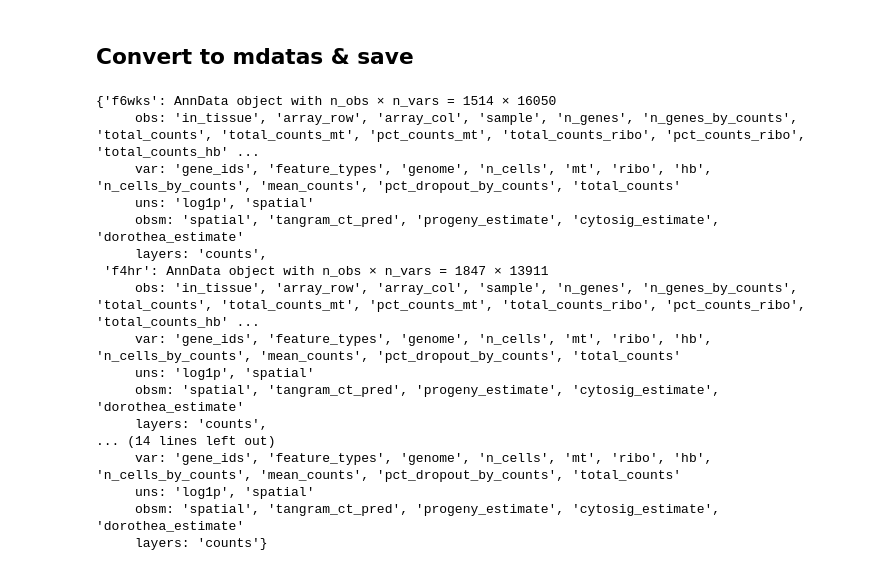
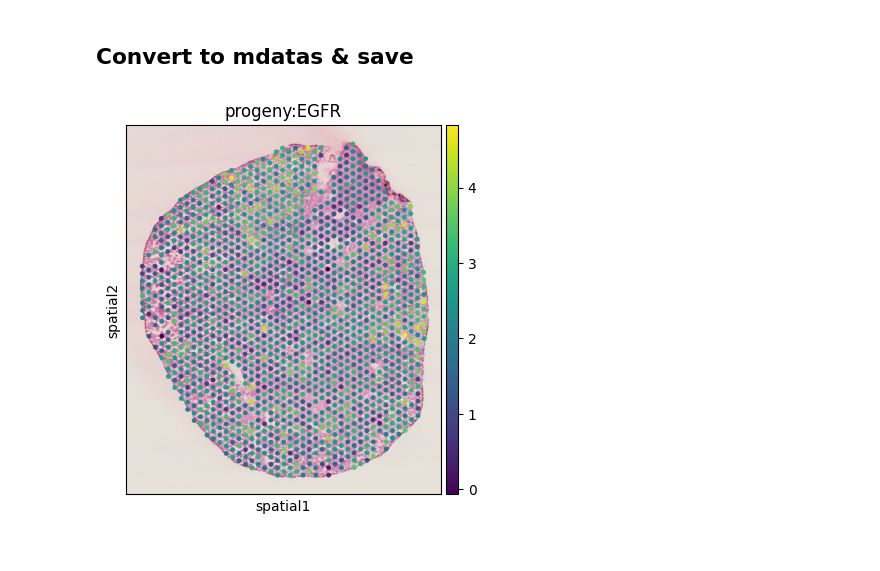
Before and after one commit to saezlab/lianaplus_manuscript, a Jupyter notebook: notebooks/visiumAKI/3.Funcomics.ipynb, the cells around one changed output. Cells and saved outputs as stored; diff of their text form; code cells hidden in the pictures.

Commit message:
convert to mdatas

```diff
--- a/notebooks/visiumAKI/3.Funcomics.ipynb
+++ b/notebooks/visiumAKI/3.Funcomics.ipynb
@@ -85,23 +87,35 @@ for sample in adatas.keys():
     del adata.obsm['mlm_pvals']
 # %% [markdown]
 ## Convert to mdatas & save
-# %%
-adatas
-# %% [output]
-{'f6wks': AnnData object with n_obs × n_vars = 1514 × 16050
-     obs: 'in_tissue', 'array_row', 'array_col', 'sample', 'n_genes', 'n_genes_by_counts', 'total_counts', 'total_counts_mt', 'pct_counts_mt', 'total_counts_ribo', 'pct_counts_ribo', 'total_counts_hb' ...
-     var: 'gene_ids', 'feature_types', 'genome', 'n_cells', 'mt', 'ribo', 'hb', 'n_cells_by_counts', 'mean_counts', 'pct_dropout_by_counts', 'total_counts'
-     uns: 'log1p', 'spatial'
-     obsm: 'spatial', 'tangram_ct_pred', 'progeny_estimate', 'cytosig_estimate', 'dorothea_estimate'
-     layers: 'counts',
- 'f4hr': AnnData object with n_obs × n_vars = 1847 × 13911
-     obs: 'in_tissue', 'array_row', 'array_col', 'sample', 'n_genes', 'n_genes_by_counts', 'total_counts', 'total_counts_mt', 'pct_counts_mt', 'total_counts_ribo', 'pct_counts_ribo', 'total_counts_hb' ...
-     var: 'gene_ids', 'feature_types', 'genome', 'n_cells', 'mt', 'ribo', 'hb', 'n_cells_by_counts', 'mean_counts', 'pct_dropout_by_counts', 'total_counts'
-     uns: 'log1p', 'spatial'
-     obsm: 'spatial', 'tangram_ct_pred', 'progeny_estimate', 'cytosig_estimate', 'dorothea_estimate'
-     layers: 'counts',
-... (14 lines left out)
-     var: 'gene_ids', 'feature_types', 'genome', 'n_cells', 'mt', 'ribo', 'hb', 'n_cells_by_counts', 'mean_counts', 'pct_dropout_by_counts', 'total_counts'
-     uns: 'log1p', 'spatial'
-     obsm: 'spatial', 'tangram_ct_pred', 'progeny_estimate', 'cytosig_estimate', 'dorothea_estimate'
-     layers: 'counts'}
+# %%
+mdatas = dict()
+for sample in adatas.keys():
+    # TODO allow var app to be added, add keep obsm_keys
+    adata = adatas[sample].copy()
+    adata.obs = adata.obs[['sample', 'leiden']]
+
+    cytosig_ad = li.fun.obsm_to_adata(adata, obsm_key="cytosig_estimate")
+    # cytosig_ad.var.index = 'cytosig:' + cytosig_ad.var.index
+
+    progeny_ad = li.fun.obsm_to_adata(adata, obsm_key="progeny_estimate")
+    progeny_ad.var.index = 'progeny:' + progeny_ad.var.index
+
+    dorothea_ad = li.fun.obsm_to_adata(adata, obsm_key="dorothea_estimate")
+    # dorothea_ad.var.index = 'dorothea:' + dorothea_ad.var.index
+
+    tangram_ad = li.fun.obsm_to_adata(adata, obsm_key="tangram_ct_pred")
+
+    mdata = MuData({'rna':adata,
+                    'cytosig':cytosig_ad,
+                    'progeny':progeny_ad,
+                    'dorothea':dorothea_ad,
+                    'tangram':tangram_ad}
+                   )
+
+    mdata.write(os.path.join(data_dir, "mdatas", sample + ".h5ad"))
+
+    mdatas[sample] = mdata
+# %%
+sc.pl.spatial(mdatas['f6wks'].mod['progeny'], color='progeny:EGFR')
+# %% [output]
+[figure, added]
```
Also changed, not shown: parts of 1 cell of this notebook.
